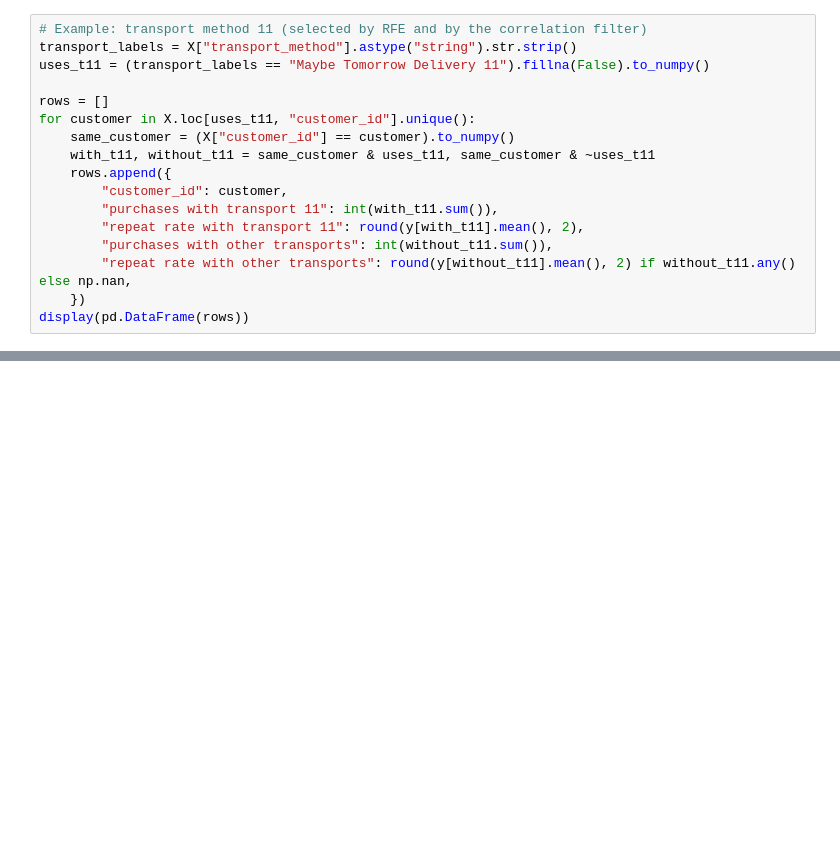
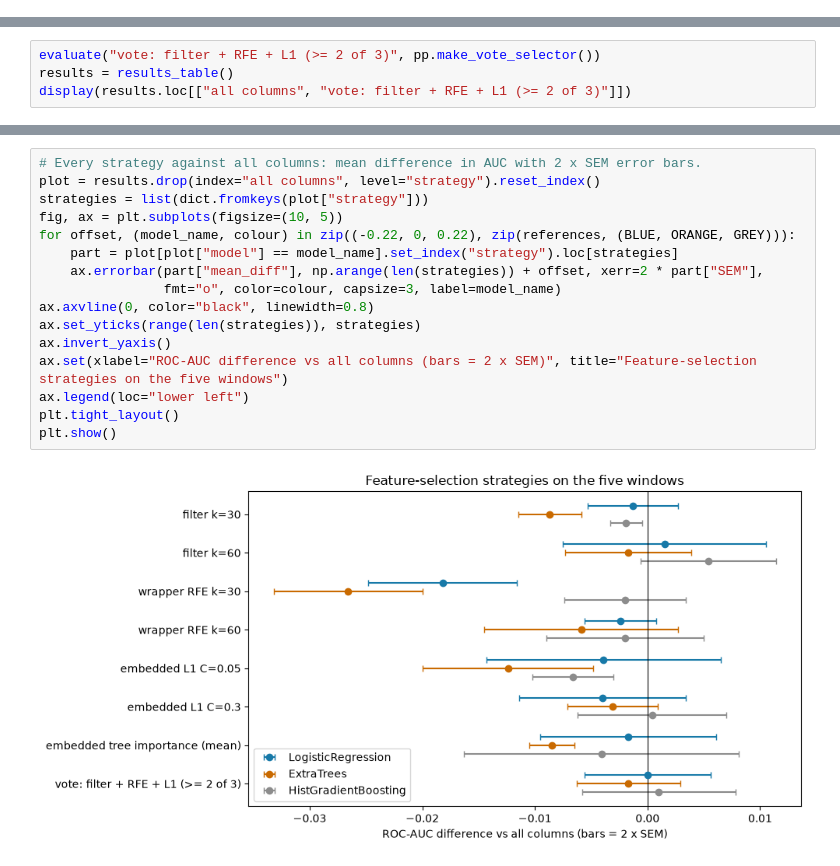
Before and after one commit to GoncaloGouveia04/ML_Project, a Jupyter notebook: notebooks/03_Feature_Selection.ipynb, the cells around one changed output, grey strips where cells are left out. Drawn from its saved outputs; the diff is of its cells as text; blank space fills up the shorter version.

```diff
--- a/notebooks/03_Feature_Selection.ipynb
+++ b/notebooks/03_Feature_Selection.ipynb
@@ -1128,17 +0,0 @@ display(criteria)
-# %%
-# Example: transport method 11 (selected by RFE and by the correlation filter)
-transport_labels = X["transport_method"].astype("string").str.strip()
-uses_t11 = (transport_labels == "Maybe Tomorrow Delivery 11").fillna(False).to_numpy()
-
-rows = []
-for customer in X.loc[uses_t11, "customer_id"].unique():
-    same_customer = (X["customer_id"] == customer).to_numpy()
-    with_t11, without_t11 = same_customer & uses_t11, same_customer & ~uses_t11
-    rows.append({
-        "customer_id": customer,
-        "purchases with transport 11": int(with_t11.sum()),
-        "repeat rate with transport 11": round(y[with_t11].mean(), 2),
-        "purchases with other transports": int(without_t11.sum()),
-        "repeat rate with other transports": round(y[without_t11].mean(), 2) if without_t11.any() else np.nan,
-    })
-display(pd.DataFrame(rows))
@@ -1316,0 +254,4 @@ Some kept columns are still correlated with each other (for example the three pu
+# %%
+evaluate("vote: filter + RFE + L1 (>= 2 of 3)", pp.make_vote_selector())
+results = results_table()
+display(results.loc[["all columns", "vote: filter + RFE + L1 (>= 2 of 3)"]])
@@ -1316,0 +267,18 @@ Some kept columns are still correlated with each other (for example the three pu
+# %%
+# Every strategy against all columns: mean difference in AUC with 2 x SEM error bars.
+plot = results.drop(index="all columns", level="strategy").reset_index()
+strategies = list(dict.fromkeys(plot["strategy"]))
+fig, ax = plt.subplots(figsize=(10, 5))
+for offset, (model_name, colour) in zip((-0.22, 0, 0.22), zip(references, (BLUE, ORANGE, GREY))):
+    part = plot[plot["model"] == model_name].set_index("strategy").loc[strategies]
+    ax.errorbar(part["mean_diff"], np.arange(len(strategies)) + offset, xerr=2 * part["SEM"],
+                fmt="o", color=colour, capsize=3, label=model_name)
+ax.axvline(0, color="black", linewidth=0.8)
+ax.set_yticks(range(len(strategies)), strategies)
+ax.invert_yaxis()
+ax.set(xlabel="ROC-AUC difference vs all columns (bars = 2 x SEM)", title="Feature-selection strategies on the five windows")
+ax.legend(loc="lower left")
+plt.tight_layout()
+plt.show()
+# %% [output]
+[figure, added]
```
Also changed, not shown: parts of 89 cells of this notebook, 17 other files.
